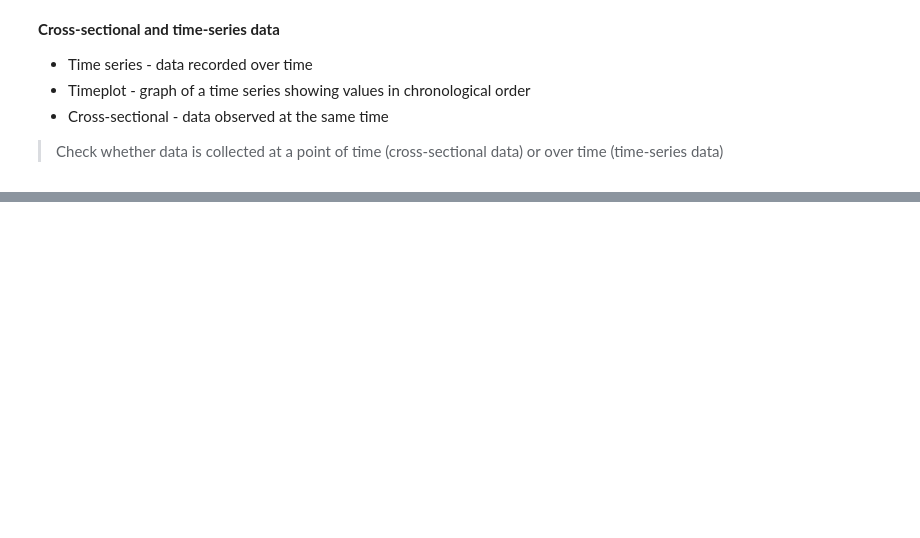
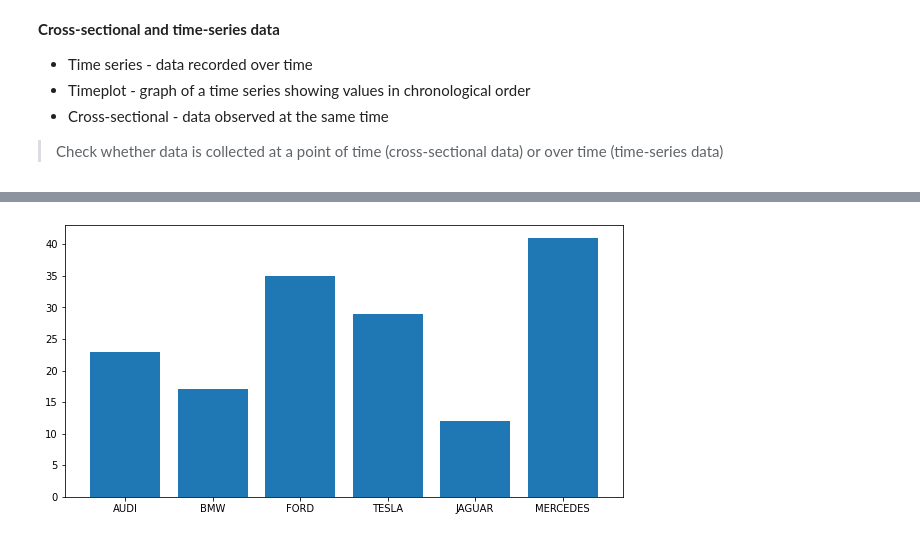
Before and after one commit to arun-jathari/academics, a Jupyter notebook: Stats 1.ipynb, the cells around one changed output, grey strips where cells are left out. Drawn from its saved outputs; the diff is of its cells as text; code cells hidden in the pictures; blank space fills up the shorter version.

```diff
--- a/Stats 1.ipynb
+++ b/Stats 1.ipynb
@@ -55,0 +153,20 @@ The part of statistics concerned with the drawing of coclusions from data is cal
+# %%
+# Import libraries
+from matplotlib import pyplot as plt
+import numpy as np
+
+
+# Creating dataset
+cars = ['AUDI', 'BMW', 'FORD',
+        'TESLA', 'JAGUAR', 'MERCEDES']
+
+data = [23, 17, 35, 29, 12, 41]
+
+# Creating plot
+fig = plt.figure(figsize =(10, 5))
+plt.bar(x = cars,height = data)
+
+# show plot
+plt.show()
+# %% [output]
+[figure, added]
```
Also changed, not shown: parts of 33 cells of this notebook.
